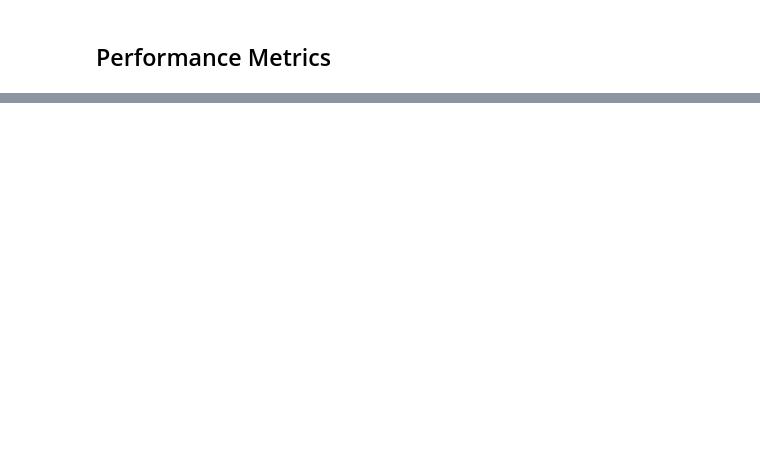
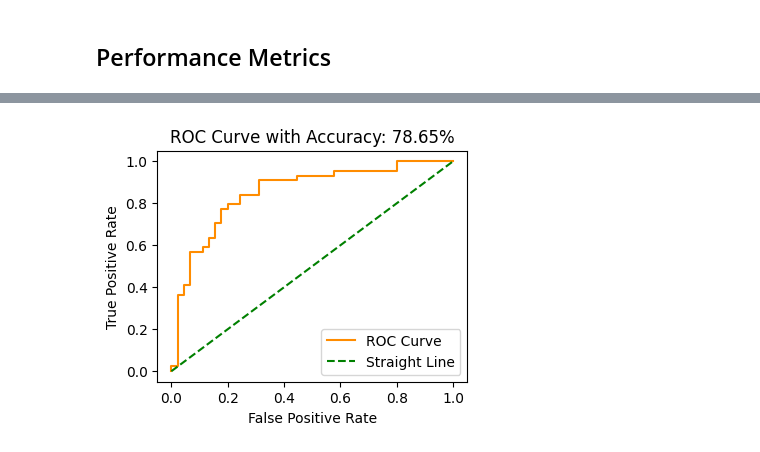
Before and after one commit to JyothsnaGH/PythonforFinance, a Jupyter notebook: Train_test.ipynb, the cells around one changed output, grey strips where cells are left out. Drawn from its saved outputs; the diff is of its cells as text; code cells hidden in the pictures; blank space fills up the shorter version.

```diff
--- a/Train_test.ipynb
+++ b/Train_test.ipynb
@@ -178,0 +192,23 @@ weighted avg       0.98      0.98      0.98        45
+# %%
+diabetes = load_diabetes()
+X, y = diabetes.data, diabetes.target
+
+# # Convert the target variable to binary (1 for diabetes, 0 for no diabetes)
+y_binary = (y > np.median(y)).astype(int)
+# %%
+X_train, X_test, y_train, y_test = train_test_split(X, y_binary, test_size=0.2, random_state=142)
+
+# Standardize features
+scaler = StandardScaler()
+X_train = scaler.fit_transform(X_train)
+X_test = scaler.transform(X_test)
+
+classifier = LogisticRegression()
+classifier.fit(X_train, y_train)
+
+y_pred = classifier.predict(X_test)
+accuracy = accuracy_score(y_test, y_pred)
+print("Accuracy: {:.2f}%".format(accuracy * 100))
+
+print("Confusion Matrix:\n", confusion_matrix(y_test, y_pred))
+print("\nClassification Report:\n", classification_report(y_test, y_pred))
@@ -178,0 +230,16 @@ weighted avg       0.98      0.98      0.98        45
+# %%
+# plot the ROC curve
+y_prob = classifier.predict_proba(X_test)[:, 1]
+fpr, tpr, thresholds = roc_curve(y_test, y_prob)
+roc_auc = auc(fpr, tpr)
+
+plt.figure(figsize=(4, 3))
+plt.plot(fpr, tpr, color='darkorange', label='ROC Curve')
+plt.plot([0, 1], [0, 1], color='green', linestyle='--', label='Straight Line')
+plt.xlabel('False Positive Rate')
+plt.ylabel('True Positive Rate')
+plt.title('ROC Curve with Accuracy: {:.2f}%'.format(accuracy * 100))
+plt.legend(loc="lower right")
+plt.show()
+# %% [output]
+[figure, added]
```
Also changed, not shown: parts of 11 cells of this notebook.
